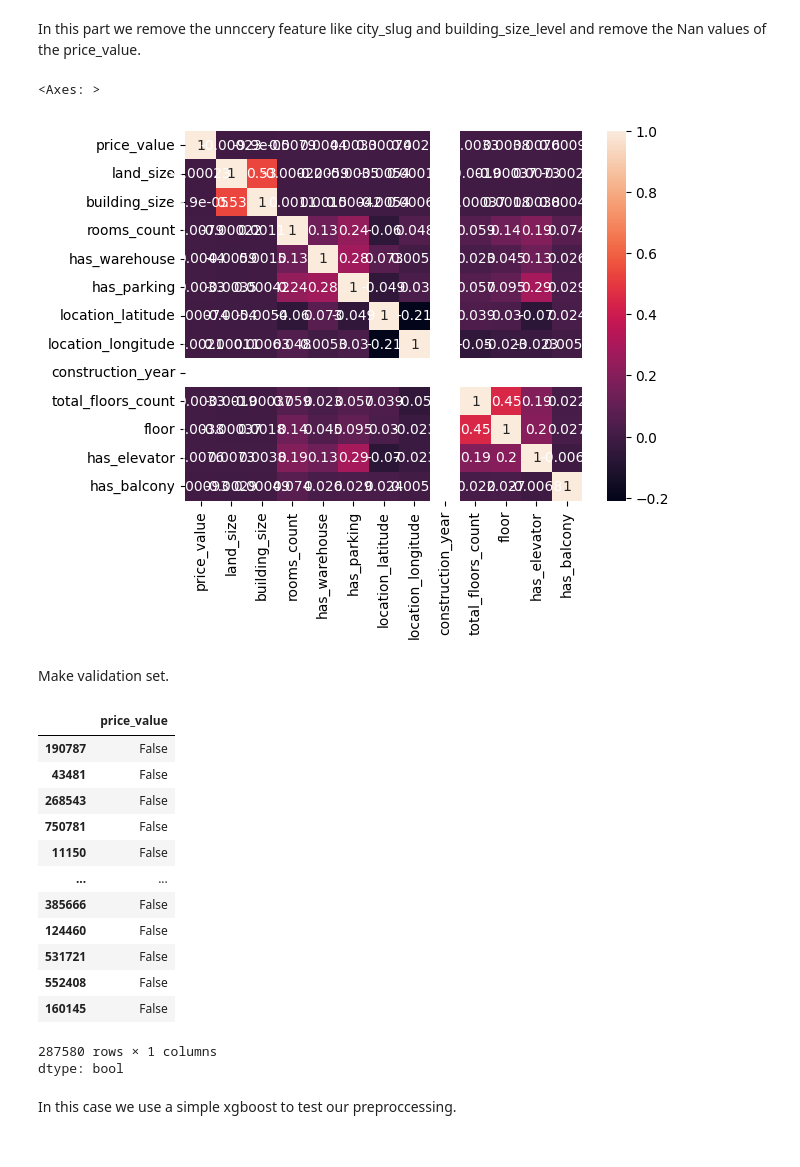
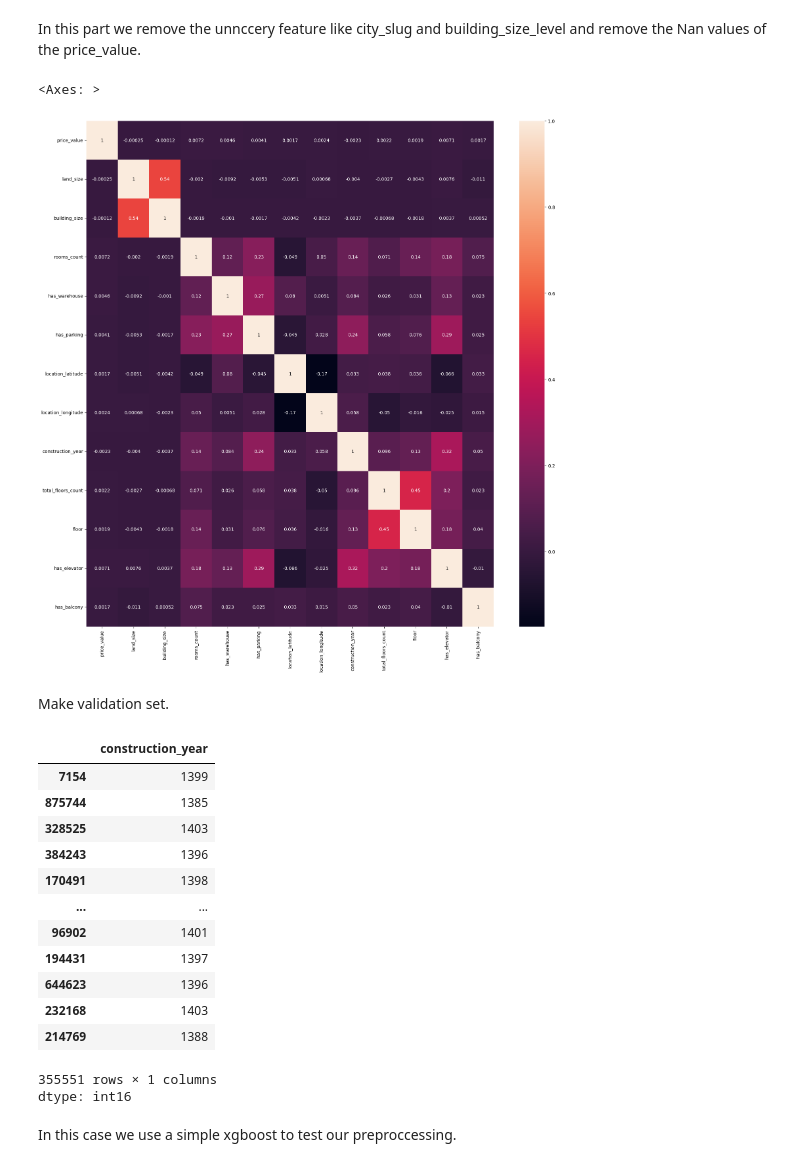
Before and after one commit to aminrafi394/quera-AI-first-project, a Jupyter notebook: prediction.ipynb, the cells around one changed output. Drawn from its saved outputs; the diff is of its cells as text; code cells hidden in the pictures.

```diff
--- a/prediction.ipynb
+++ b/prediction.ipynb
@@ -41,8 +41,8 @@ np.int64(968688)
 # %% [markdown]
 First step is to get the houses with the price_value and remove the rent values.
 # %%
-rent_values = cp_data_frame["rent_value"].isna()
-cp_data_frame = cp_data_frame[rent_values]
+price_values = cp_data_frame["price_value"].isna()
+cp_data_frame = cp_data_frame[~price_values]
 cp_data_frame.head()
 # %% [output]
 |  | Unnamed: 0 | cat2_slug | cat3_slug | city_slug | neighborhood_slug | created_at_month | user_type | ... |
@@ -286,7 +284,6 @@ test_data = building_imputer.transform(test_data)
 # %% [markdown]
 In this part we fill the Nan values of the land_size with the median of eaech city (same as the building size) but we must be care full to remove the lines which the building size is bugger than the land size.
 # %%
-import pandas as pd
 from sklearn.base import BaseEstimator, TransformerMixin
 
 class fill_land_size(BaseEstimator, TransformerMixin):
@@ -321,22 +318,25 @@ class fill_land_size(BaseEstimator, TransformerMixin):
         )
         return self
 
-    def transform(self, data_frame: pd.DataFrame) -> pd.DataFrame:
+    def transform(self, data_frame, y=None):
         data_frame = data_frame.copy()
+        missing_mask = data_frame[self.target_col].isna()
 
-        # make a map imputer to fit
-        group_imputed_3 = data_frame[self.group_col].map(self.group_medians_3)
-        group_imputed_2 = data_frame[self.group_col].map(self.group_medians_2)
-        group_imputed_1 = data_frame[self.group_col].map(self.group_medians_1)
+        if missing_mask.sum() == 0:
+            return data_frame
 
+        group_imputed_3 = data_frame["cat3_slug"].map(self.group_medians_3)
+        group_imputed_2 = data_frame["cat2_slug"].map(self.group_medians_2)
+        group_imputed_1 = data_frame["city_slug"].map(self.group_medians_1)
 
-        # fill with the map.
-        data_frame[self.target_col] = data_frame[self.target_col].fillna(group_imputed_3)
-        data_frame[self.target_col] = data_frame[self.target_col].fillna(group_imputed_2)
-        data_frame[self.target_col] = data_frame[self.target_col].fillna(group_imputed_1)
+        imputed_value = (
+            group_imputed_3
+            .fillna(group_imputed_2)
+            .fillna(group_imputed_1)
+            .fillna(self.global_median_)
+        )
 
-        data_frame[self.target_col] = data_frame[self.target_col].fillna(self.global_median_)
-
+        data_frame.loc[missing_mask, self.target_col] = imputed_value[missing_mask]
         return data_frame
 
 imputer = fill_land_size(group_col="city_slug", target_col="land_size", downcast=True)
@@ -837,11 +818,15 @@ dtype: int64
 # %% [markdown]
 In this part we want to fill the has_parking.
 # %%
-import numpy as np
-import pandas as pd
 from sklearn.base import BaseEstimator, TransformerMixin
 
-parking_map = {True: 1, False: 0}
+parking_map = {
+    True: 1, False: 0,
+    "True": 1, "False": 0,
+    "true": 1, "false": 0,
+    1: 1, 0: 0,
+    "1": 1, "0": 0
+}
 train_data["has_parking"] = train_data["has_parking"].map(parking_map)
 test_data["has_parking"] = test_data["has_parking"].map(parking_map)
 
@@ -1076,35 +1058,38 @@ test_y = test_data["price_value"] / 100000
 # %%
+figure, axes = plt.subplots(figsize=(20,20))
 corrolation = train_data.corr()
 sns.heatmap(
     corrolation,
-    annot = True
+    annot = True,
+    ax = axes
 )
 # %% [output]
 <Axes: >
-[figure, old version]
+[figure, new version]
 # %% [markdown]
 Make validation set.
 # %%
 from sklearn.model_selection import train_test_split
 
+
 train_x, val_x, train_y, val_y = train_test_split(train_x, train_y, test_size=0.2, random_state=42)
 
-train_y.isna()
+train_data["construction_year"]
 # %% [output]
-|  | price_value |
-| 190787 | False |
-| 43481 | False |
-| 268543 | False |
-| 750781 | False |
-| 11150 | False |
+|  | construction_year |
+| 7154 | 1399 |
+| 875744 | 1385 |
+| 328525 | 1403 |
+| 384243 | 1396 |
+| 170491 | 1398 |
 | ... | ... |
-| 385666 | False |
-| 124460 | False |
-| 531721 | False |
-| 552408 | False |
-| 160145 | False |
+| 96902 | 1401 |
+| 194431 | 1397 |
+| 644623 | 1396 |
+| 232168 | 1403 |
+| 214769 | 1388 |
-287580 rows × 1 columns
-dtype: bool
+355551 rows × 1 columns
+dtype: int16
 # %% [markdown]
 In this case we use a simple xgboost to test our preproccessing.
 # %%
```
Also changed, not shown: parts of 13 cells of this notebook.
